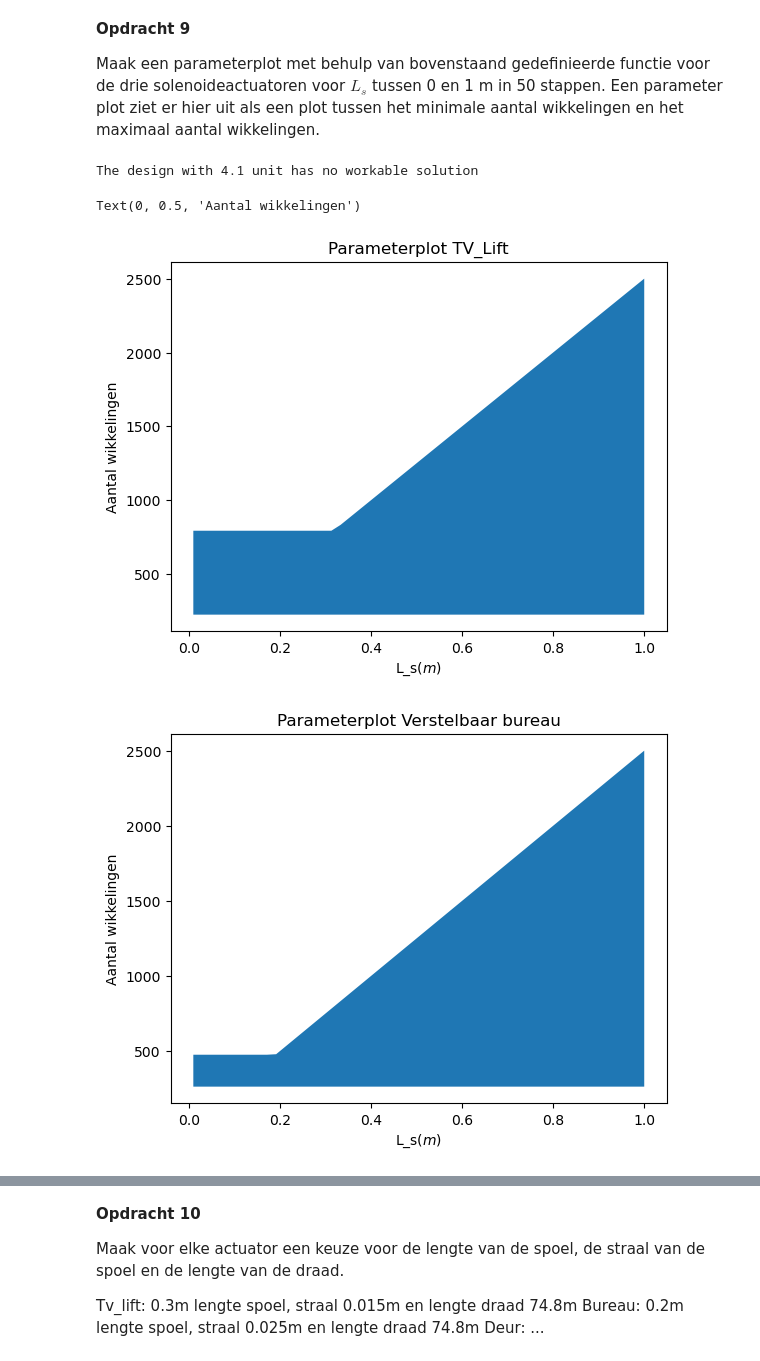
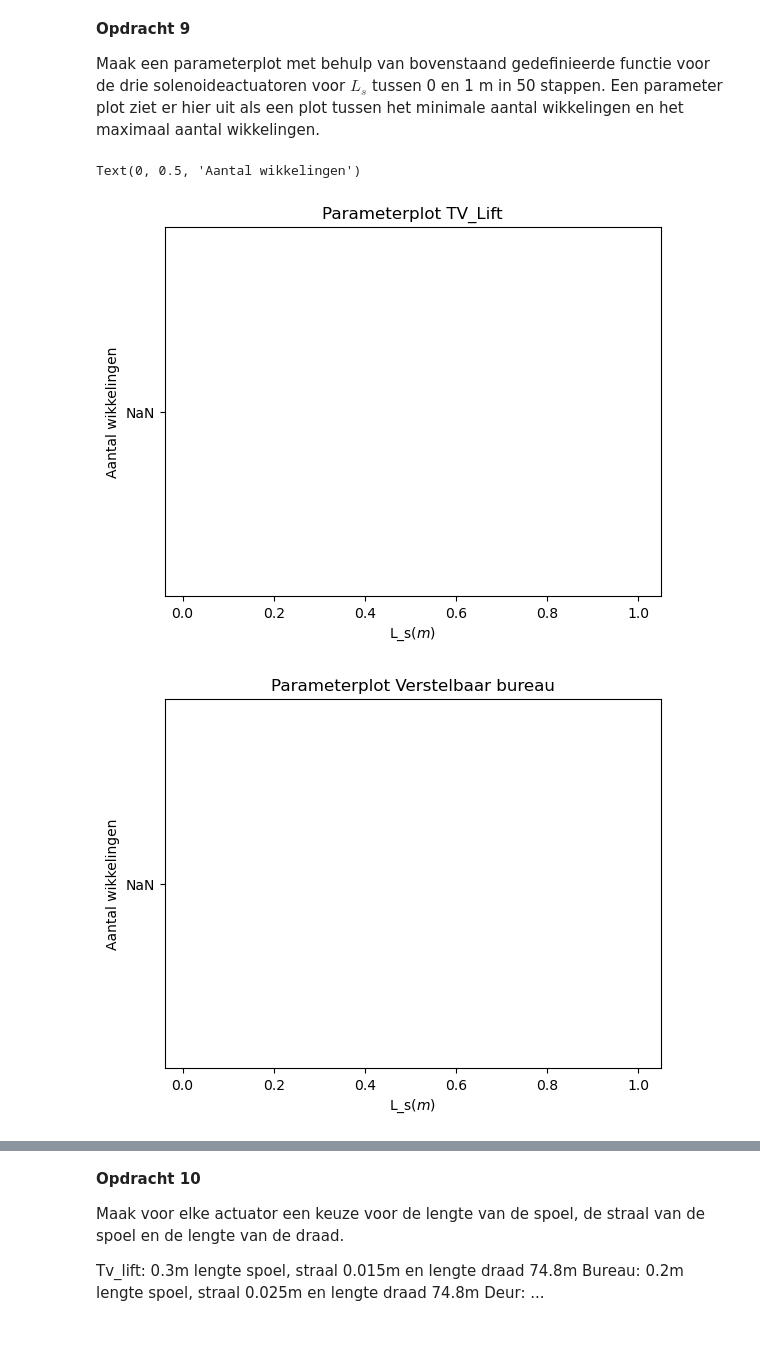
Before and after one commit to oprelo/opdrachten-DEF-D, a Jupyter notebook: DigitaleOntwerpopdrachten/2KrachtactuatorOpdracht/2KrachtactuatorOpdracht/KrachtactuatorOpdracht.ipynb, the cells around one changed output, grey strips where cells are left out. Cells and saved outputs as stored; diff of their text form; code cells hidden in the pictures.

```diff
--- a/DigitaleOntwerpopdrachten/2KrachtactuatorOpdracht/2KrachtactuatorOpdracht/KrachtactuatorOpdracht.ipynb
+++ b/DigitaleOntwerpopdrachten/2KrachtactuatorOpdracht/2KrachtactuatorOpdracht/KrachtactuatorOpdracht.ipynb
@@ -206,15 +206,16 @@ Plaats hier een png met jullie eventuele analytische afleiding.
 # %%
 ### BEGIN SOLUTION
 
-def aantal_wikkelingen(m,L,I,A,r_d,r_s,L_s,L_d):
+def aantal_wikkelingen(m,I,A,r_d,r_s,L_s,L_d,mu_r):
     # Voeg hieronder de formules voor het maximum en minimum aantal wikkelingen.
-    N_min = np.sqrt((2*m*9.81*L**2)/(4e-7*np.pi*I**2*A))
+    mu_0 = 4*np.pi*1e-7
+    N_min = np.sqrt((2*m*9.81*L_s**2)/(mu_0*mu_r**2*I**2*A))
     N_max_1 = L_s/(2*r_d)
     N_max_2 = L_d/(2*r_s*np.pi)
-    N_max = np.maximum(N_max_1,N_max_2)
+    N_max = np.minimum(N_max_1,N_max_2)
 
     if np.any(N_min>N_max): ## Als het ontwerp niet mogelijk is.
-        print('The design with %.1f unit has no workable solution'%m)
+        #print('The design with L_s=%.2f unit has no workable solution'%L_s)
         N_min = 'NaN'
         N_max = 'NaN'
 
@@ -240,28 +241,27 @@ Maak een parameterplot met behulp van bovenstaand gedefinieerde functie voor de
 # %%
 L_s = np.linspace(0.01, 1, 50)
 
-N_minTV, N_maxTV = aantal_wikkelingen(16.4, 1e-5 , 2, (2e-4**2)*np.pi, 0.2e-3, 0.015,L_s,lengte_tv_vb)
-N_minVB, N_maxVB = aantal_wikkelingen(22.4, 1e-5, 2, (2e-4**2)*np.pi, 0.2e-3, 0.025,L_s,lengte_tv_vb)
-N_minD, N_maxD = aantal_wikkelingen(40/9.81, 1e-5, 0.5, (1e-4**2)*np.pi, 0.1e-3, 0.01,L_s,lengte_d)
+N_minTV, N_maxTV = aantal_wikkelingen(16.4, 2, (2e-4**2)*np.pi, 0.2e-3, 0.015,L_s,lengte_tv_vb,1000)
+N_minVB, N_maxVB = aantal_wikkelingen(22.4, 2, (2e-4**2)*np.pi, 0.2e-3, 0.025,L_s,lengte_tv_vb,1000)
+N_minD, N_maxD = aantal_wikkelingen(40/9.81, 0.5, (1e-4**2)*np.pi, 0.1e-3, 0.01,L_s,lengte_d,1000)
 plt.fill_between(L_s,N_minTV,N_maxTV)
 plt.title("Parameterplot TV_Lift")
 plt.xlabel("L_s($m$)")
 plt.ylabel("Aantal wikkelingen")
 plt.figure()
 plt.fill_between(L_s,N_minVB,N_maxVB)
 plt.title("Parameterplot Verstelbaar bureau")
 plt.xlabel("L_s($m$)")
 plt.ylabel("Aantal wikkelingen")
 plt.figure()
 plt.fill_between(L_s,N_minD,N_maxD)
 plt.title("Parameter plot deur")
 plt.xlabel("L_s($m$)")
 plt.ylabel("Aantal wikkelingen")
 # %% [output]
-The design with 4.1 unit has no workable solution
+Text(0, 0.5, 'Aantal wikkelingen')
-Text(0, 0.5, 'Aantal wikkelingen')
-[figure, old version]
+[figure, new version]
-[figure, old version]
+[figure, new version]
 [figure]
 # %% [markdown]
 **Opdracht 10**
```
Also changed, not shown: parts of 5 cells of this notebook.
